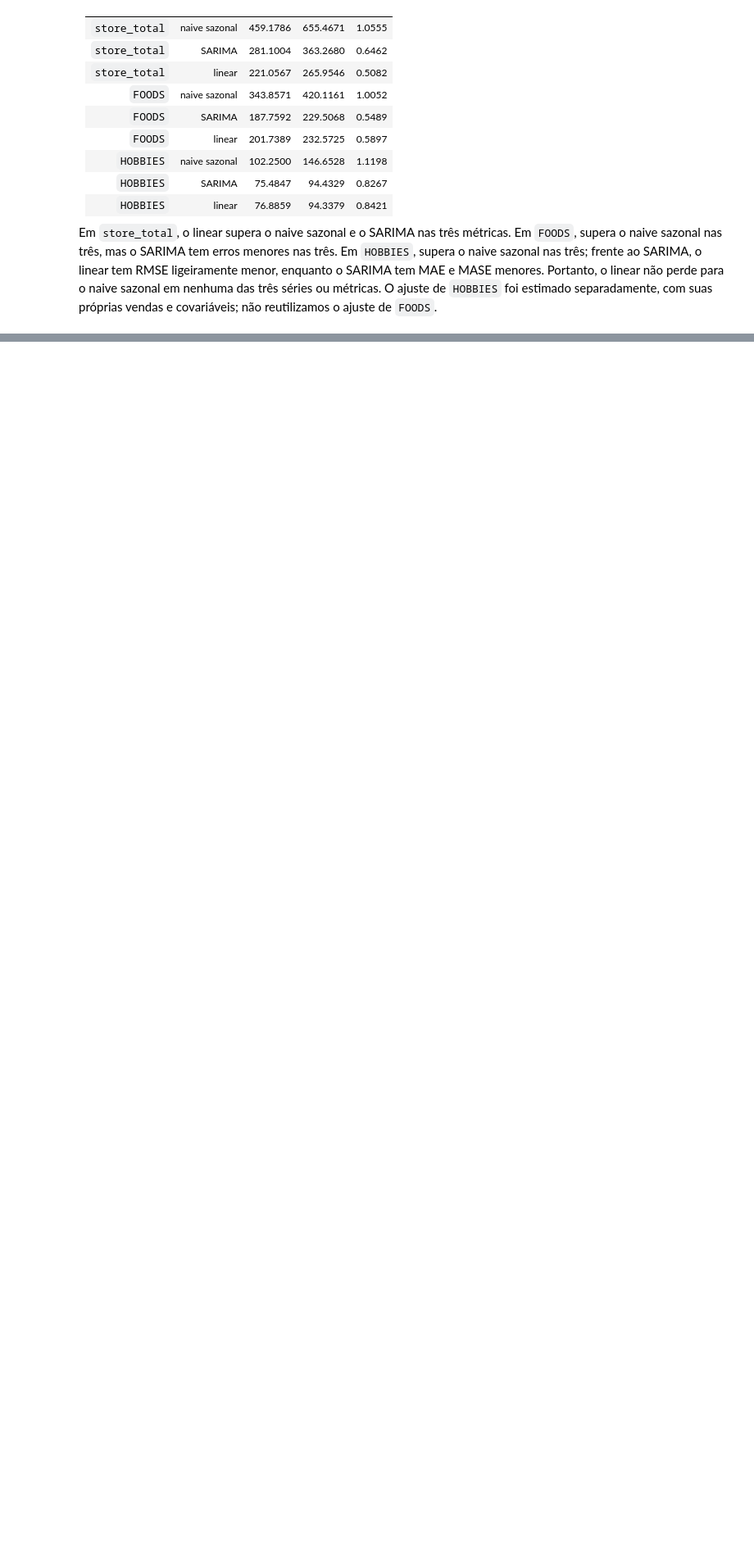
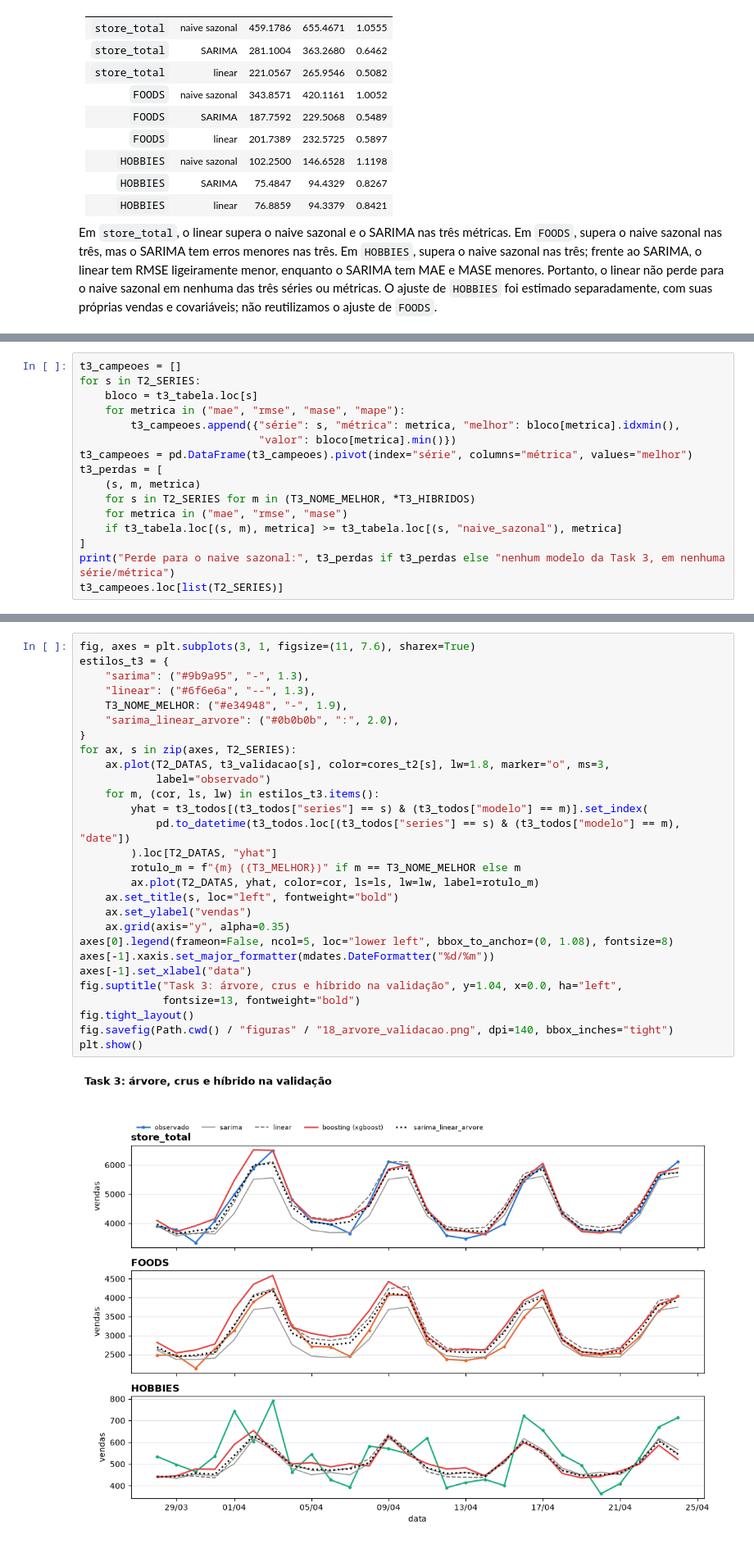
Before and after one commit to Os-Estudiosos/time-series-2026-2, a Jupyter notebook: main.ipynb, the cells around one changed output, grey strips where cells are left out. Shown at 82% size. Drawn from its saved outputs; the diff is of its cells as text; blank space fills up the shorter version.

```diff
--- a/main.ipynb
+++ b/main.ipynb
@@ -2578,0 +3080,16 @@ Em `store_total`, o linear supera o naive sazonal e o SARIMA nas três métricas
+# %%
+t3_campeoes = []
+for s in T2_SERIES:
+    bloco = t3_tabela.loc[s]
+    for metrica in ("mae", "rmse", "mase", "mape"):
+        t3_campeoes.append({"série": s, "métrica": metrica, "melhor": bloco[metrica].idxmin(),
+                            "valor": bloco[metrica].min()})
+t3_campeoes = pd.DataFrame(t3_campeoes).pivot(index="série", columns="métrica", values="melhor")
+t3_perdas = [
+    (s, m, metrica)
+    for s in T2_SERIES for m in (T3_NOME_MELHOR, *T3_HIBRIDOS)
+    for metrica in ("mae", "rmse", "mase")
+    if t3_tabela.loc[(s, m), metrica] >= t3_tabela.loc[(s, "naive_sazonal"), metrica]
+]
+print("Perde para o naive sazonal:", t3_perdas if t3_perdas else "nenhum modelo da Task 3, em nenhuma série/métrica")
+t3_campeoes.loc[list(T2_SERIES)]
@@ -2578,0 +3103,30 @@ Em `store_total`, o linear supera o naive sazonal e o SARIMA nas três métricas
+# %%
+fig, axes = plt.subplots(3, 1, figsize=(11, 7.6), sharex=True)
+estilos_t3 = {
+    "sarima": ("#9b9a95", "-", 1.3),
+    "linear": ("#6f6e6a", "--", 1.3),
+    T3_NOME_MELHOR: ("#e34948", "-", 1.9),
+    "sarima_linear_arvore": ("#0b0b0b", ":", 2.0),
+}
+for ax, s in zip(axes, T2_SERIES):
+    ax.plot(T2_DATAS, t3_validacao[s], color=cores_t2[s], lw=1.8, marker="o", ms=3,
+            label="observado")
+    for m, (cor, ls, lw) in estilos_t3.items():
+        yhat = t3_todos[(t3_todos["series"] == s) & (t3_todos["modelo"] == m)].set_index(
+            pd.to_datetime(t3_todos.loc[(t3_todos["series"] == s) & (t3_todos["modelo"] == m), "date"])
+        ).loc[T2_DATAS, "yhat"]
+        rotulo_m = f"{m} ({T3_MELHOR})" if m == T3_NOME_MELHOR else m
+        ax.plot(T2_DATAS, yhat, color=cor, ls=ls, lw=lw, label=rotulo_m)
+    ax.set_title(s, loc="left", fontweight="bold")
+    ax.set_ylabel("vendas")
+    ax.grid(axis="y", alpha=0.35)
+axes[0].legend(frameon=False, ncol=5, loc="lower left", bbox_to_anchor=(0, 1.08), fontsize=8)
+axes[-1].xaxis.set_major_formatter(mdates.DateFormatter("%d/%m"))
+axes[-1].set_xlabel("data")
+fig.suptitle("Task 3: árvore, crus e híbrido na validação", y=1.04, x=0.0, ha="left",
+             fontsize=13, fontweight="bold")
+fig.tight_layout()
+fig.savefig(Path.cwd() / "figuras" / "18_arvore_validacao.png", dpi=140, bbox_inches="tight")
+plt.show()
+# %% [output]
+[figure, added]
```
Also changed, not shown: parts of 22 cells of this notebook, 13 other files.
